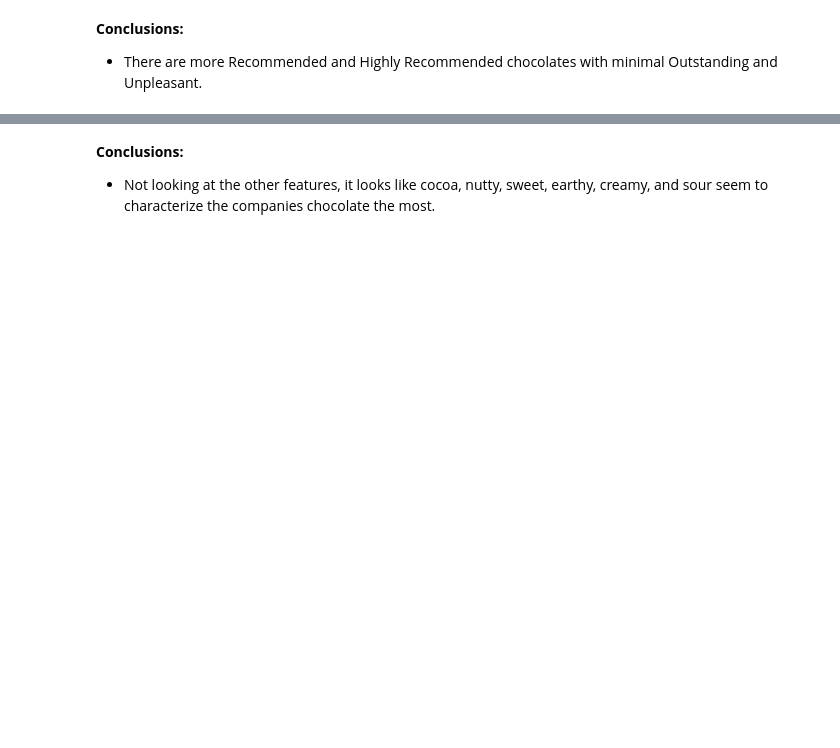
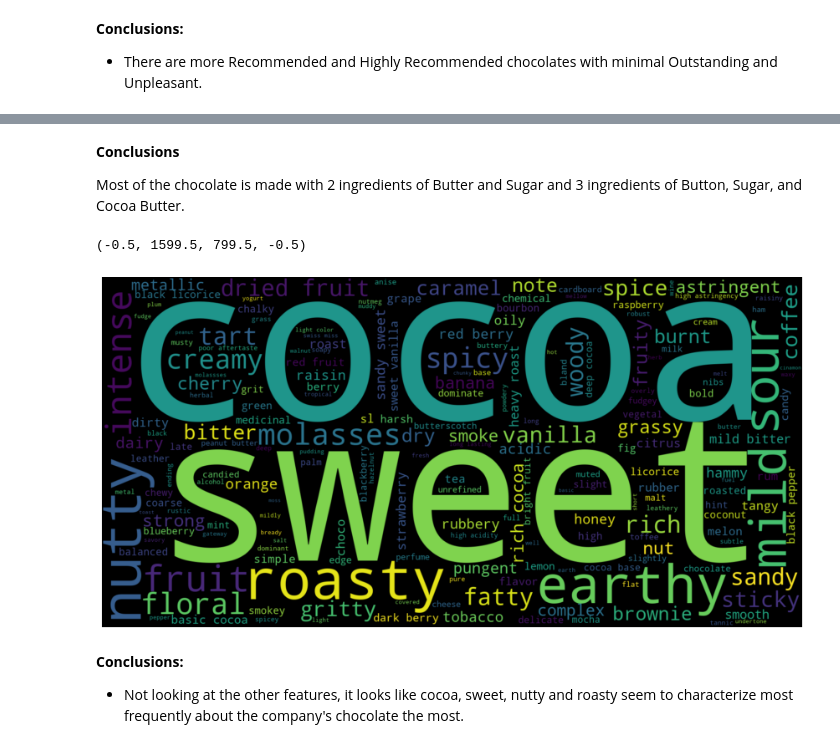
Before and after one commit to catie-williams/bu-dsc, a Jupyter notebook: DSC550/Term Paper/Chocolate_CableKimberly.ipynb, the cells around one changed output, grey strips where cells are left out. Saved outputs shown, nothing was run; the diff lists cells and outputs as text; code cells hidden in the pictures; blank space fills up the shorter version.

```diff
--- a/DSC550/Term Paper/Chocolate_CableKimberly.ipynb
+++ b/DSC550/Term Paper/Chocolate_CableKimberly.ipynb
@@ -351,15 +437,22 @@ ax.tick_params(axis='both', labelsize = 12)
+# %% [markdown]
+**Conclusions**
+
+Most of the chocolate is made with 2 ingredients of Butter and Sugar and 3 ingredients of Button, Sugar, and Cocoa Butter.
 # %%
 # Most frequent words in the Characteristics
 
-word_string = " ".join(chocolate_df['Most Memorable Characteristics'].str.lower())
+word_string = " ".join(chocolate_usa['Most Memorable Characteristics'].str.lower())
 
 plt.figure(figsize=(15,15))
 
 word_cloud = WordCloud(background_color = "black", width=1600, height=800)
 word_cloud.generate(word_string)
 
 plt.imshow(word_cloud.recolor(colormap = 'viridis' , random_state = 17), interpolation="bilinear")
 plt.axis('off')
+# %% [output]
+(-0.5, 1599.5, 799.5, -0.5)
+[figure, added]
 # %% [markdown]
 **Conclusions:**
-* Not looking at the other features, it looks like cocoa, nutty, sweet, earthy, creamy, and sour seem to characterize the companies chocolate the most.
+* Not looking at the other features, it looks like cocoa, sweet, nutty and roasty seem to characterize most frequently about the company's chocolate the most.
```
Also changed, not shown: parts of 18 cells of this notebook.
